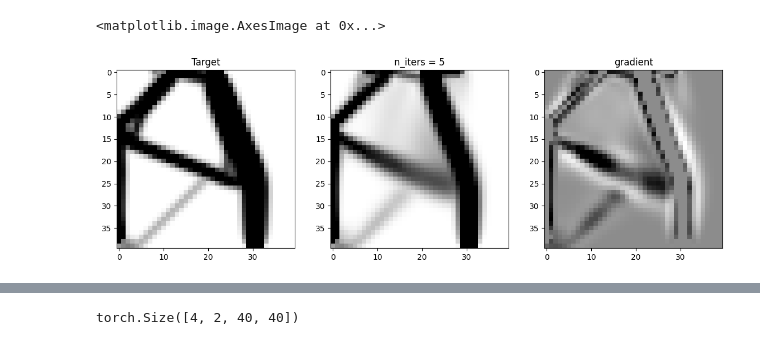
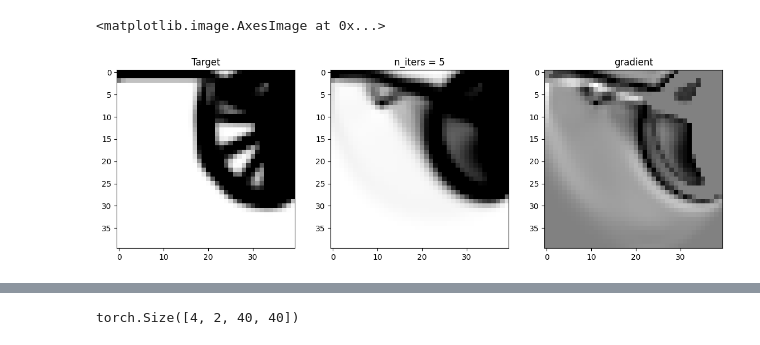
Before and after one commit to barracuda049/dl, a Jupyter notebook: model_fo_sw.ipynb, the cells around one changed output, grey strips where cells are left out. Saved outputs shown, nothing was run; the diff lists cells and outputs as text; code cells hidden in the pictures.

```diff
--- a/model_fo_sw.ipynb
+++ b/model_fo_sw.ipynb
@@ -33,7 +33,7 @@ class NPZLoader(Dataset):
         n_1_iter = numpy_array[self.cur_iter]
         n_iter = numpy_array[self.cur_iter-1]
         gradient = (n_1_iter - n_iter).reshape(1,r,c)
-        sample = np.concatenate((n_1_iter.reshape(1,r,c),gradient)), target
+        sample = np.concatenate((n_1_iter.reshape(1,r,c),gradient)), target.reshape(1,40,40)
 
 
         if self.transform:
@@ -49,22 +49,22 @@ class ToTensor:
 # %%
 check = NPZLoader(path_folder,cur_iter = 5, transform = ToTensor())
 # %%
-num = 1430
+num = 54
 plt.figure(figsize = (14,11))
 plt.subplot(1,3,1)
 plt.title(f'Target')
-plt.imshow(check[num][1].numpy(), cmap= 'binary')
+plt.imshow(check[num][1].view(40,40), cmap= 'binary')
 
 plt.subplot(1,3,2)
 plt.title(f'n_iters = {check.cur_iter}')
 plt.imshow(check[num][0][0].numpy(), cmap= 'binary')
 
 plt.subplot(1,3,3)
 plt.title(f'gradient')
 plt.imshow(check[num][0][1].numpy(), cmap= 'binary')
 # %% [output]
 <matplotlib.image.AxesImage at 0x...>
-[figure, old version]
+[figure, new version]
 # %%
 class ConvNet(nn.Module):
 
```
Also changed, not shown: parts of 28 cells of this notebook, 2 other files.
